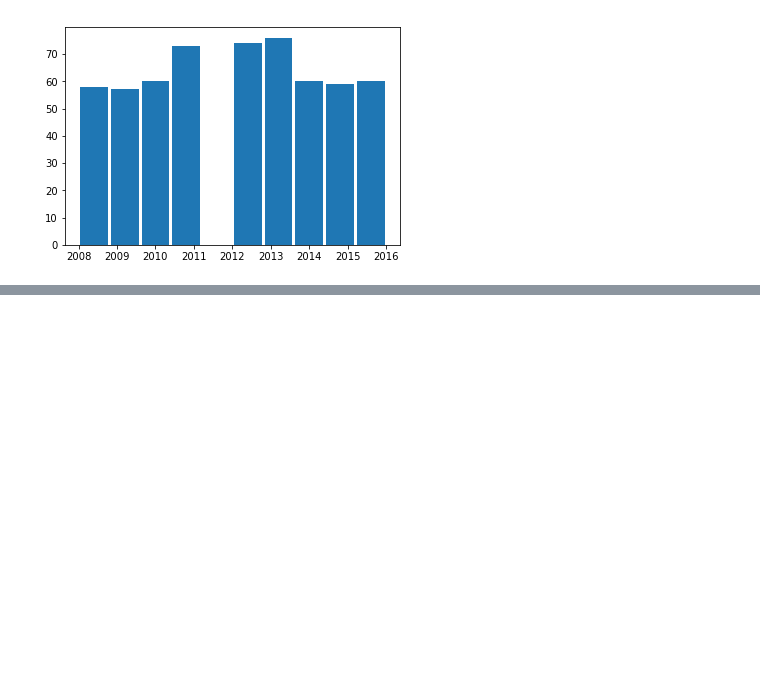
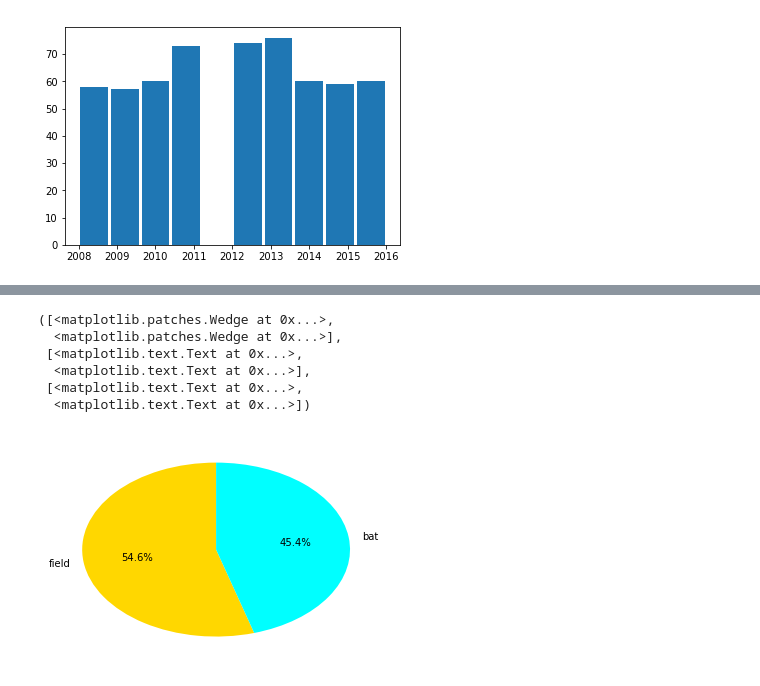
Before and after one commit to ravi4all/ML_March_1-30, a Jupyter notebook: Section_1/PandasFileIO.ipynb, the cells around one changed output, grey strips where cells are left out. Cells and saved outputs as stored; diff of their text form; code cells hidden in the pictures; blank space fills up the shorter version.

```diff
--- a/Section_1/PandasFileIO.ipynb
+++ b/Section_1/PandasFileIO.ipynb
@@ -57,0 +81,20 @@ x = df.winner
+# %%
+labes = df['toss_decision'].unique()
+# %%
+bat = len(df[df['toss_decision'] == 'bat'])
+# %%
+field = len(df[df['toss_decision'] == 'field'])
+# %%
+count = np.array([field,bat])
+# %%
+color = ['gold','cyan']
+# field_pct = field / len(field+bat) * 100
+plt.pie(count, labels=labes, startangle=90, colors=color, autopct='%1.1f%%')
+# %% [output]
+([<matplotlib.patches.Wedge at 0x...>,
+  <matplotlib.patches.Wedge at 0x...>],
+ [<matplotlib.text.Text at 0x...>,
+  <matplotlib.text.Text at 0x...>],
+ [<matplotlib.text.Text at 0x...>,
+  <matplotlib.text.Text at 0x...>])
+[figure, added]
```
Also changed, not shown: parts of 6 cells of this notebook, 1 other file.
